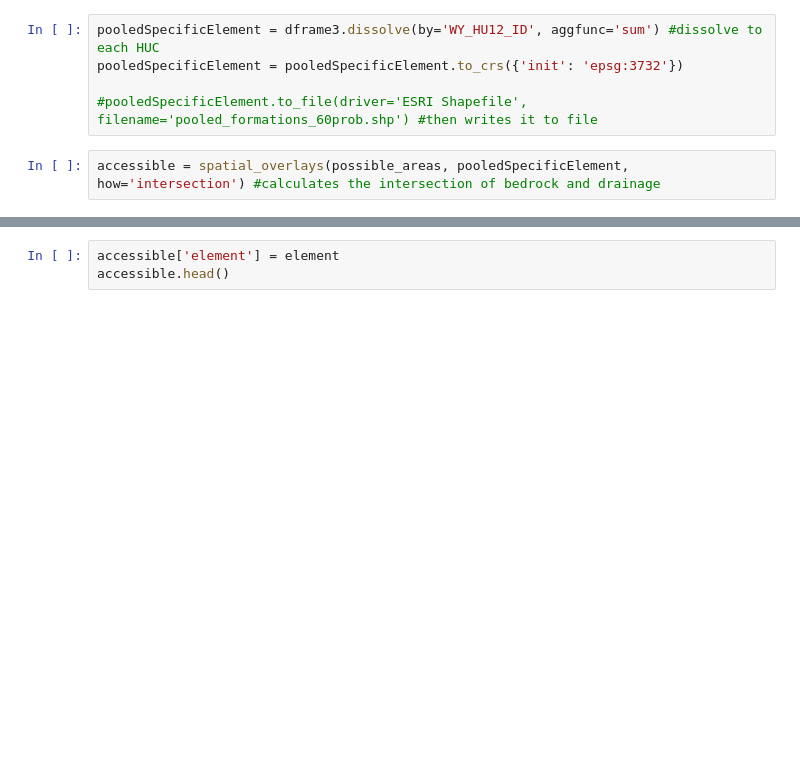
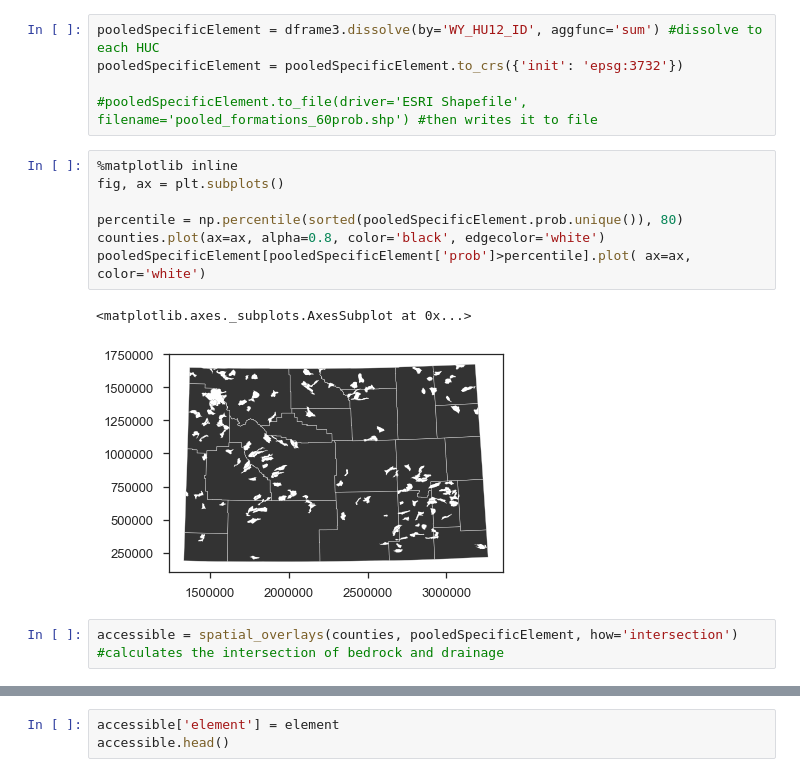
Before and after one commit to jessepisel/criticalandstrategic, a Jupyter notebook: land ownership.ipynb, the cells around one changed output, grey strips where cells are left out. Saved outputs shown, nothing was run; the diff lists cells and outputs as text; blank space fills up the shorter version.

```diff
--- a/land ownership.ipynb
+++ b/land ownership.ipynb
@@ -217,8 +201,18 @@ pooledSpecificElement = dframe3.dissolve(by='WY_HU12_ID', aggfunc='sum') #dissol
 pooledSpecificElement = pooledSpecificElement.to_crs({'init': 'epsg:3732'})
 
 #pooledSpecificElement.to_file(driver='ESRI Shapefile', filename='pooled_formations_60prob.shp') #then writes it to file
+# %%
+%matplotlib inline
+fig, ax = plt.subplots()
+
+percentile = np.percentile(sorted(pooledSpecificElement.prob.unique()), 80)
+counties.plot(ax=ax, alpha=0.8, color='black', edgecolor='white')
+pooledSpecificElement[pooledSpecificElement['prob']>percentile].plot( ax=ax, color='white')
+# %% [output]
+<matplotlib.axes._subplots.AxesSubplot at 0x...>
+[figure, added]
 # %%
-accessible = spatial_overlays(possible_areas, pooledSpecificElement, how='intersection') #calculates the intersection of bedrock and drainage
+accessible = spatial_overlays(counties, pooledSpecificElement, how='intersection') #calculates the intersection of bedrock and drainage
 # %%
 fig, ax = plt.subplots()
 percentile=np.percentile(sorted(accessible.prob.unique()), 80)
```
Also changed, not shown: parts of 8 cells of this notebook.
